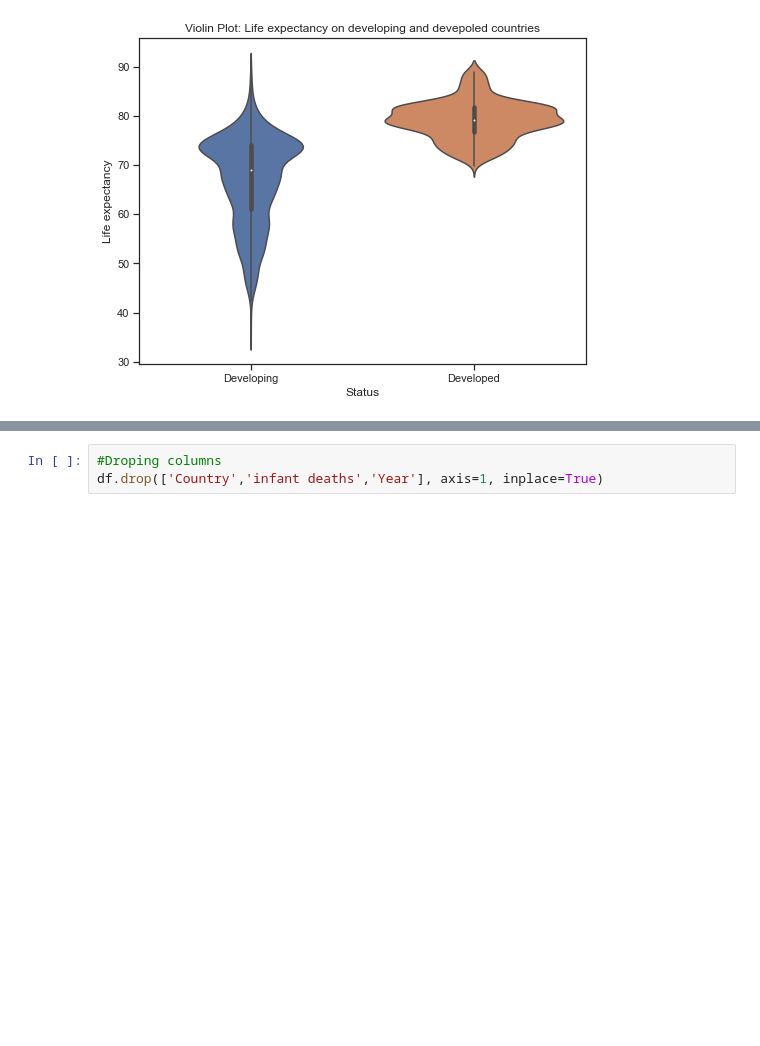
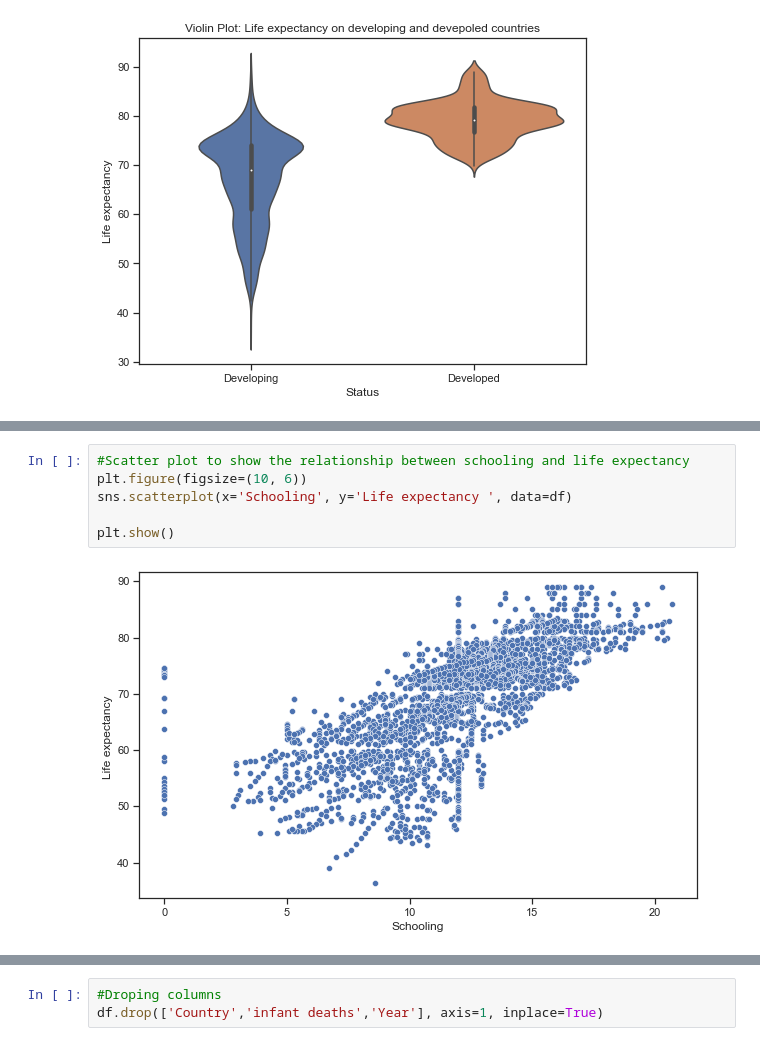
Before and after one commit to srodriguez252/Life-Expectancy, a Jupyter notebook: life_expectancy.ipynb, the cells around one changed output, grey strips where cells are left out. Drawn from its saved outputs; the diff is of its cells as text; blank space fills up the shorter version.

```diff
--- a/life_expectancy.ipynb
+++ b/life_expectancy.ipynb
@@ -232,0 +218,8 @@ plt.show()
+# %%
+#Scatter plot to show the relationship between schooling and life expectancy
+plt.figure(figsize=(10, 6))
+sns.scatterplot(x='Schooling', y='Life expectancy ', data=df)
+
+plt.show()
+# %% [output]
+[figure, added]
```
Also changed, not shown: parts of 10 cells of this notebook.
